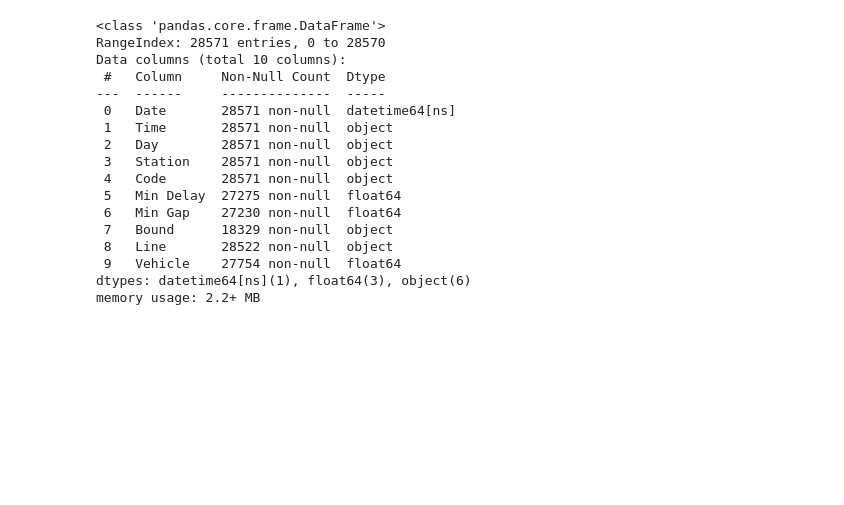
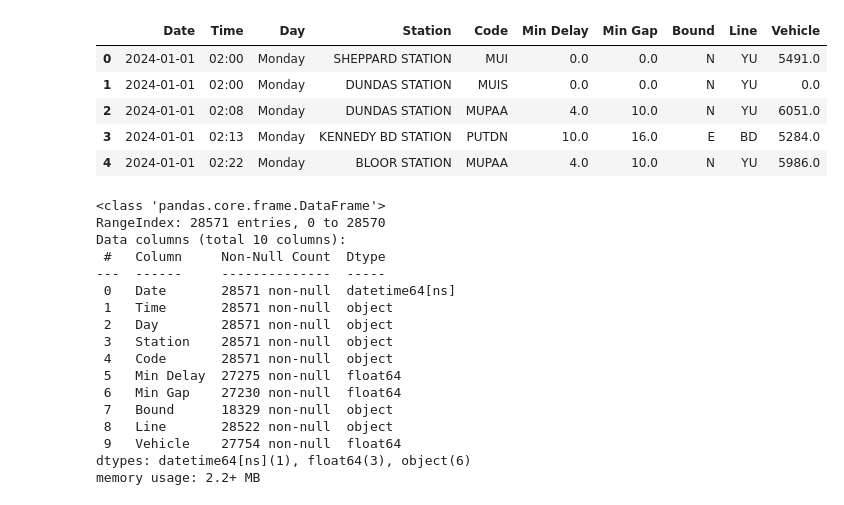
Before and after one commit to jcpeinado/Team_Project-TTC_Delays, a Jupyter notebook: 02_data_processing/01_exploratory_data_analysis.ipynb, the cells around one changed output. Cells and saved outputs as stored; diff of their text form; code cells hidden in the pictures; blank space fills up the shorter version.

```diff
--- a/02_data_processing/01_exploratory_data_analysis.ipynb
+++ b/02_data_processing/01_exploratory_data_analysis.ipynb
@@ -3,20 +3,28 @@ import numpy as np
 import pandas as pd
 import os
 # %%
+#concatenate data fro year 2024 and 2025
 df_2024 = pd.read_csv("../01_raw_data/ttc-subway-delay-data-2024.csv")
 
 df_2025 = pd.read_csv("../01_raw_data/TTC Subway Delay Data since 2025.csv")
 
 df_2025 = df_2025.drop(columns='_id')
 #Dates
 df_2024['Date'] = pd.to_datetime(df_2024['Date'])
 df_2025['Date'] = pd.to_datetime(df_2025['Date'], format='%Y-%m-%d')
 
 #Combined data frame
 
 df = pd.concat([df_2024, df_2025], ignore_index=True)
-
+df.head()
 #Droping
+# %% [output]
+|  | Date | Time | Day | Station | Code | Min Delay | Min Gap | Bound | Line | Vehicle |
+| 0 | 2024-01-01 | 02:00 | Monday | SHEPPARD STATION | MUI | 0.0 | 0.0 | N | YU | 5491.0 |
+| 1 | 2024-01-01 | 02:00 | Monday | DUNDAS STATION | MUIS | 0.0 | 0.0 | N | YU | 0.0 |
+| 2 | 2024-01-01 | 02:08 | Monday | DUNDAS STATION | MUPAA | 4.0 | 10.0 | N | YU | 6051.0 |
+| 3 | 2024-01-01 | 02:13 | Monday | KENNEDY BD STATION | PUTDN | 10.0 | 16.0 | E | BD | 5284.0 |
+| 4 | 2024-01-01 | 02:22 | Monday | BLOOR STATION | MUPAA | 4.0 | 10.0 | N | YU | 5986.0 |
 # %%
 df.info()
 # %% [output]
```
Also changed, not shown: parts of 24 cells of this notebook, 2 other files.
